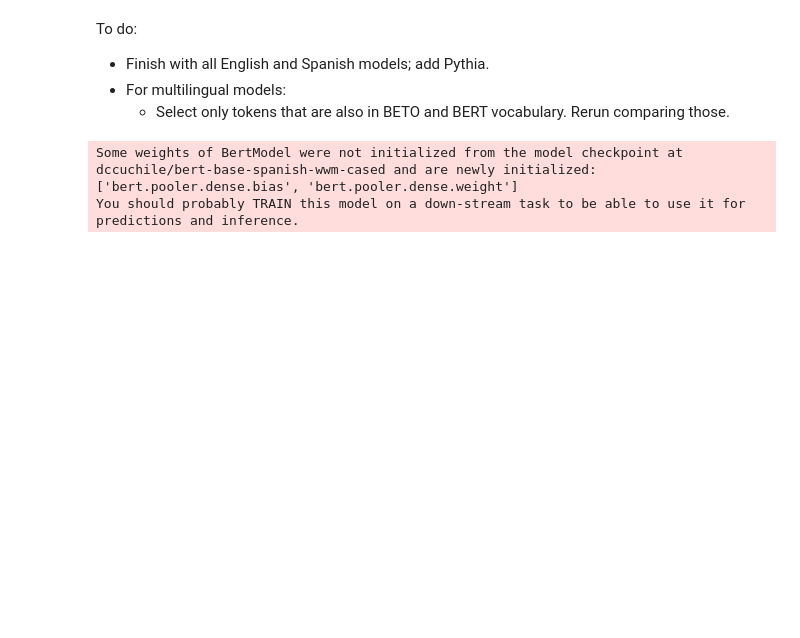
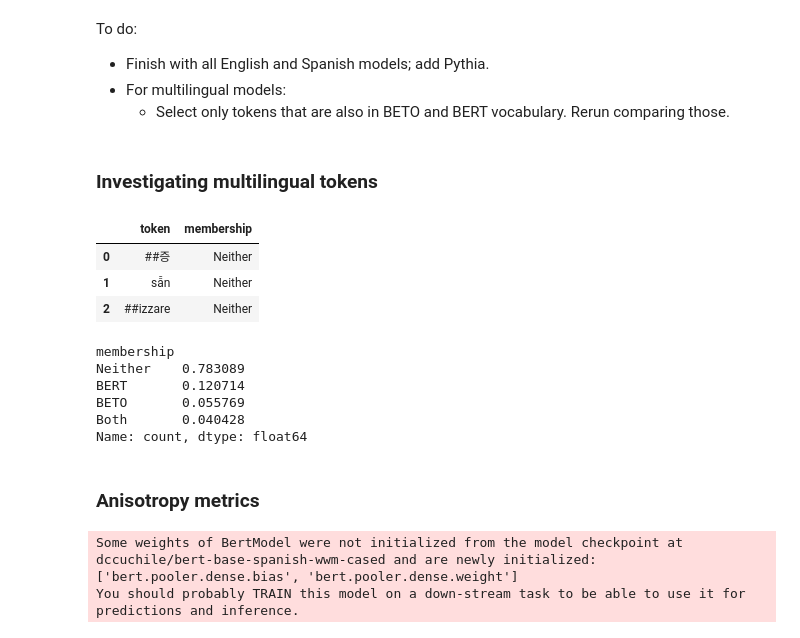
Before and after one commit to seantrott/llm_anisotropy, a Jupyter notebook: notebooks/BERT.ipynb, the cells around one changed output. Drawn from its saved outputs; the diff is of its cells as text; code cells hidden in the pictures; blank space fills up the shorter version.

Commit message:
Multilingual

```diff
--- a/notebooks/BERT.ipynb
+++ b/notebooks/BERT.ipynb
@@ -139,2 +137,57 @@ mpath = MODELS[1]
+# %% [markdown]
+### Investigating multilingual tokens
+# %%
+tokenizer_ml_bert = transformers.AutoTokenizer.from_pretrained("google-bert/bert-base-multilingual-cased")
+# %%
+tokenizer_beto = transformers.AutoTokenizer.from_pretrained("dccuchile/bert-base-spanish-wwm-cased")
+tokenizer_bert = transformers.AutoTokenizer.from_pretrained("bert-base-cased")
+# %%
+### Faster to check membership in a set than a list
+ml_bert_vocab = set(tokenizer_ml_bert.vocab.keys())
+beto_vocab = set(tokenizer_beto.vocab.keys())
+bert_vocab = set(tokenizer_bert.vocab.keys())
+# %%
+tokens = []
+for t in tqdm(ml_bert_vocab):
+
+    if t in beto_vocab and t not in bert_vocab:
+        tokens.append({
+            'token': t,
+            'membership': 'BETO'
+        })
+    elif t in beto_vocab and t in bert_vocab:
+        tokens.append({
+            'token': t,
+            'membership': 'Both'
+        })
+    elif t not in beto_vocab and t in bert_vocab:
+        tokens.append({
+            'token': t,
+            'membership': 'BERT'
+        })
+    else:
+        tokens.append({
+            'token': t,
+            'membership': 'Neither'
+        })
+# %%
+df_tokens = pd.DataFrame(tokens)
+df_tokens.head(3)
+# %% [output]
+|  | token | membership |
+| 0 | ##증 | Neither |
+| 1 | sẵn | Neither |
+| 2 | ##izzare | Neither |
+# %%
+df_tokens['membership'].value_counts() / len(df_tokens)
+# %% [output]
+membership
+Neither    0.783089
+BERT       0.120714
+BETO       0.055769
+Both       0.040428
+Name: count, dtype: float64
+# %% [markdown]
+### Anisotropy metrics
 # %%
 device = torch.device("mps" if torch.backends.mps.is_available() else "cpu")
```
Also changed, not shown: parts of 2 cells of this notebook, 1 other file.
